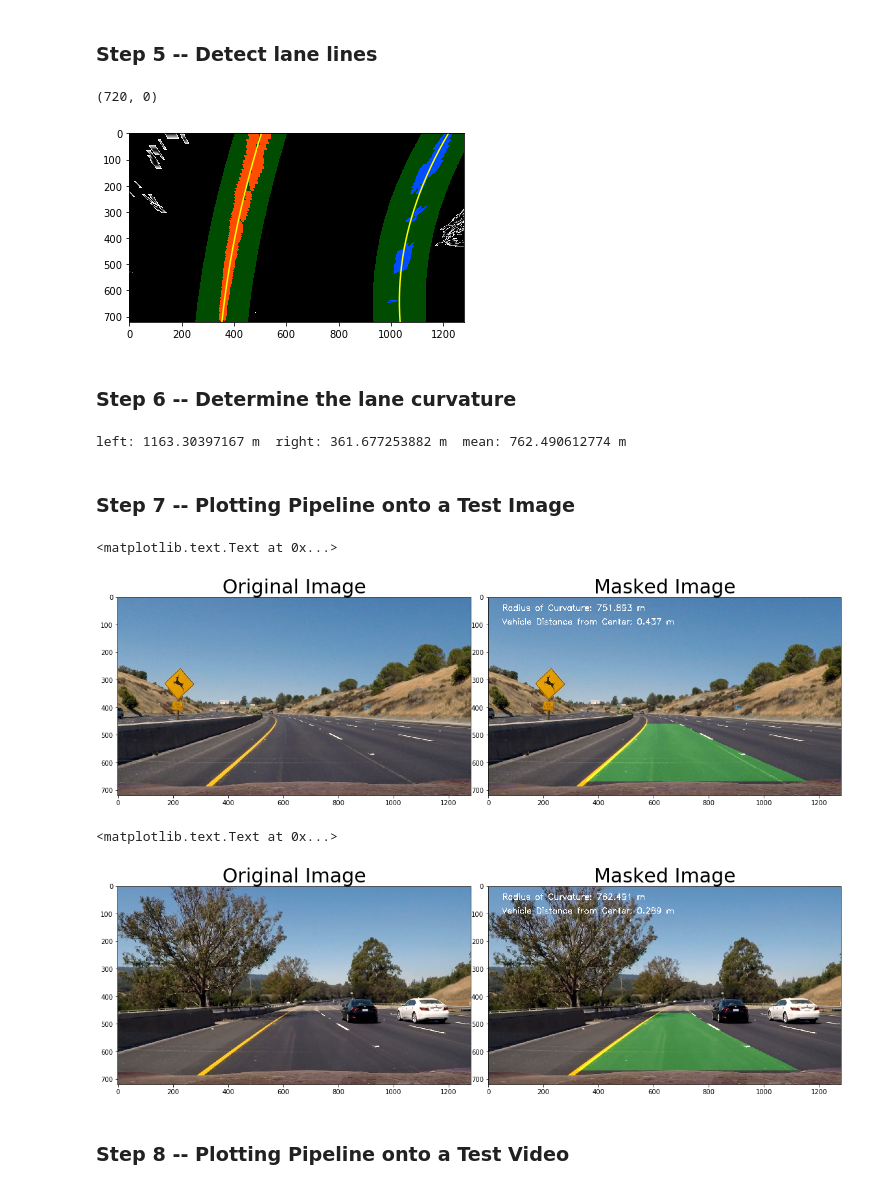
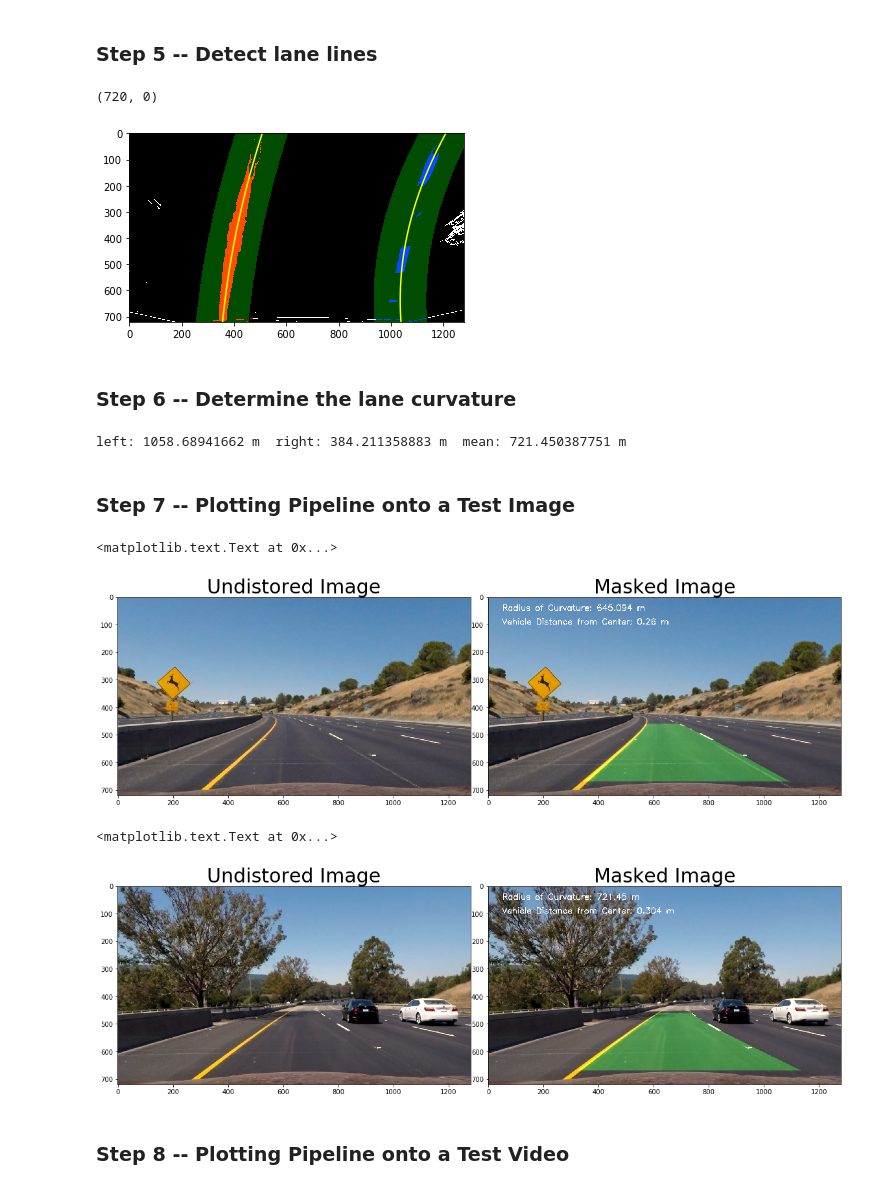
Before and after one commit to RasPhilCo/CarND-Advanced-Lane-Lines, a Jupyter notebook: project4.ipynb, the cells around one changed output. Drawn from its saved outputs; the diff is of its cells as text; code cells hidden in the pictures.

```diff
--- a/project4.ipynb
+++ b/project4.ipynb
@@ -22,9 +27,4 @@ import matplotlib.pyplot as plt
 # %%
-import cv2
-import glob
-import numpy as np
-import pickle
-
 # Arrays to store object points and image points from all the images
 objpoints = [] # 3D points in real world space
 imgpoints = [] # 2D points in image plane
@@ -55,7 +55,7 @@ for idx, fname in enumerate(images):
         # Draw and display the corners
         cv2.drawChessboardCorners(img, (9,6), corners, ret)
         write_name = './output_images/corners_found' + str(idx) + '.jpg'
-        cv2.imwrite(write_name, img)
+#         cv2.imwrite(write_name, img)
 
 # Load a sample calibration image for calibrating
 img = cv2.imread('./camera_cal/calibration3.jpg')
@@ -73,7 +73,7 @@ for idx, fname in enumerate(images):
 
     # Undistort the image
     img_un = cv2.undistort(img, mtx, dist, None, mtx)
-    cv2.imwrite('./output_images/undistorted' + str(idx) + '.jpg', img_un)
+#     cv2.imwrite('./output_images/undistorted' + str(idx) + '.jpg', img_un)
 
 # Plot a sample undistored image
 f, (ax1, ax2) = plt.subplots(1, 2, figsize=(20,10))
@@ -245,30 +169,0 @@ ax2.set_title('Gradient Thresh Image', fontsize=30)
-# %%
-def shift_perspective(img):
-    # Define perspective transform area
-    img_size = (test_img.shape[1], test_img.shape[0])
-    src = np.float32(
-        [[(img_size[0] / 2) - 55, img_size[1]/2 + 100],
-        [((img_size[0] / 6) - 10), img_size[1]],
-        [(img_size[0] * 5 / 6) + 60, img_size[1]],
-        [(img_size[0] / 2 + 55), img_size[1]/2 + 100]])
-    dst = np.float32(
-        [[(img_size[0] / 4), 0],
-        [(img_size[0] / 4), img_size[1]],
-        [(img_size[0] * 3 / 4), img_size[1]],
-        [(img_size[0] * 3 / 4), 0]])
-    # Perform the transform
-    M = cv2.getPerspectiveTransform(src, dst)
-    Minv = cv2.getPerspectiveTransform(dst, src)
-    warped = cv2.warpPerspective(img, M, img_size, flags=cv2.INTER_LINEAR)
-
-    return warped, M, Minv
-
-
-# Plot test image perspective transform
-warped, M, Minv = shift_perspective(combined)
-f, (ax1, ax2) = plt.subplots(1, 2, figsize=(20,10))
-f.subplots_adjust(hspace = .2, wspace=.05)
-ax1.imshow(test_img)
-ax1.set_title('Original Image', fontsize=30)
-ax2.imshow(warped)
-ax2.set_title('Warped Image', fontsize=30)
@@ -366,42 +371,42 @@ def detect_lines(img):
     left_fitx = best_left_fit[0]*ploty**2 + best_left_fit[1]*ploty + best_left_fit[2]
     right_fitx = best_right_fit[0]*ploty**2 + best_right_fit[1]*ploty + best_right_fit[2]
 
-    return [ploty, left_fitx, right_fitx, left_lane_idx, right_lane_idx]
+    return [ploty, left_fitx, right_fitx, left_lane_idx, right_lane_idx, nonzerox, nonzeroy]
 # %%
 # Visualize lane plots on test image
-ploty, left_fitx, right_fitx, left_lane_inds, right_lane_inds = detect_lines(warped)
+ploty, left_fitx, right_fitx, left_lane_inds, right_lane_inds, nonzerox, nonzeroy = detect_lines(combined_binary)
 
 # Create an image to draw on and an image to show the selection window
-out_img = np.dstack((warped, warped, warped))*255
+out_img = np.dstack((combined_binary, combined_binary, combined_binary))*255
 window_img = np.zeros_like(out_img)
 # Color in left and right line pixels
 out_img[nonzeroy[left_lane_inds], nonzerox[left_lane_inds]] = [255, 0, 0]
 out_img[nonzeroy[right_lane_inds], nonzerox[right_lane_inds]] = [0, 0, 255]
 
 # Generate a polygon to illustrate the search window area
 # And recast the x and y points into usable format for cv2.fillPoly()
 margin = 100
 left_line_window1 = np.array([np.transpose(np.vstack([left_fitx-margin, ploty]))])
 left_line_window2 = np.array([np.flipud(np.transpose(np.vstack([left_fitx+margin,
                               ploty])))])
 left_line_pts = np.hstack((left_line_window1, left_line_window2))
 right_line_window1 = np.array([np.transpose(np.vstack([right_fitx-margin, ploty]))])
 right_line_window2 = np.array([np.flipud(np.transpose(np.vstack([right_fitx+margin,
                               ploty])))])
 right_line_pts = np.hstack((right_line_window1, right_line_window2))
 
 # Draw the lane onto the warped blank image
 cv2.fillPoly(window_img, np.int_([left_line_pts]), (0,255, 0))
 cv2.fillPoly(window_img, np.int_([right_line_pts]), (0,255, 0))
 result = cv2.addWeighted(out_img, 1, window_img, 0.3, 0)
 plt.imshow(result)
 plt.plot(left_fitx, ploty, color='yellow')
 plt.plot(right_fitx, ploty, color='yellow')
 plt.xlim(0, 1280)
 plt.ylim(720, 0)
 # %% [output]
 (720, 0)
-[figure, old version]
+[figure, new version]
 # %% [markdown]
 ### Step 6 -- Determine the lane curvature
 # %%
@@ -422,11 +427,11 @@ def calc_roc(ploty, left_fitx, right_fitx):
 
     return [radius_of_curvature, left_curverad, right_curverad]
 # %%
-ploty, left_fitx, right_fitx = detect_lines(warped)
+ploty, left_fitx, right_fitx, z, z, z, z = detect_lines(combined_binary)
 radius_of_curvature, left_curverad, right_curverad = calc_roc(ploty, left_fitx, right_fitx)
 print('left:', left_curverad, 'm', ' right:', right_curverad, 'm', ' mean:', radius_of_curvature, 'm')
 # %% [output]
-left: 1163.30397167 m  right: 361.677253882 m  mean: 762.490612774 m
+left: 1058.68941662 m  right: 384.211358883 m  mean: 721.450387751 m
 # %% [markdown]
 ### Step 7 -- Plotting Pipeline onto a Test Image
 # %%
@@ -493,13 +499,13 @@ result = pipeline(test2)
 
 f, (ax1, ax2) = plt.subplots(1, 2, figsize=(20,10))
 f.subplots_adjust(hspace = .2, wspace=.05)
-ax1.imshow(test2)
-ax1.set_title('Original Image', fontsize=30)
+ax1.imshow(undistort(test2))
+ax1.set_title('Undistored Image', fontsize=30)
 ax2.imshow(result)
 ax2.set_title('Masked Image', fontsize=30)
 # %% [output]
 <matplotlib.text.Text at 0x...>
-[figure, old version]
+[figure, new version]
 # %%
 # Grab another test img
 test6 = cv2.imread('./test_images/test6.jpg')
@@ -508,13 +514,13 @@ result = pipeline(test6)
 
 f, (ax1, ax2) = plt.subplots(1, 2, figsize=(20,10))
 f.subplots_adjust(hspace = .2, wspace=.05)
-ax1.imshow(test6)
-ax1.set_title('Original Image', fontsize=30)
+ax1.imshow(undistort(test6))
+ax1.set_title('Undistored Image', fontsize=30)
 ax2.imshow(result)
 ax2.set_title('Masked Image', fontsize=30)
 # %% [output]
 <matplotlib.text.Text at 0x...>
-[figure, old version]
+[figure, new version]
 # %% [markdown]
 ### Step 8 -- Plotting Pipeline onto a Test Video
 # %%
```
Also changed, not shown: parts of 15 cells of this notebook, 6 other files.
